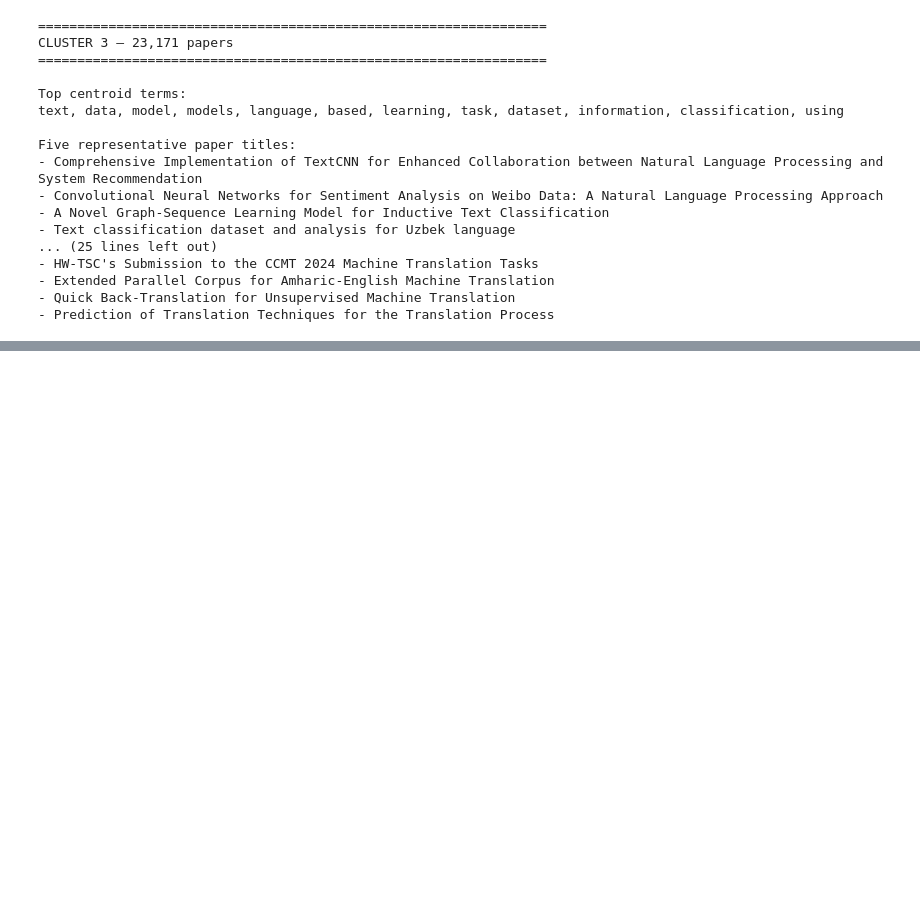
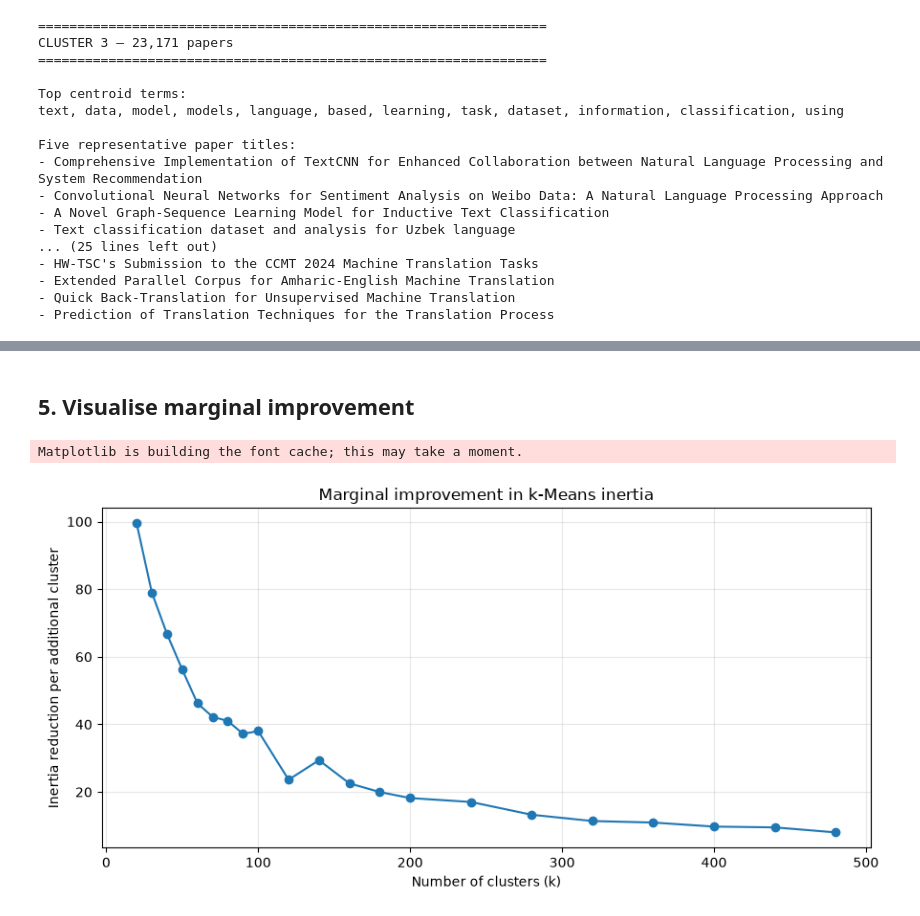
Before and after one commit to artyomturkoff/nlp-research-trends, a Jupyter notebook: 03_clustering.ipynb, the cells around one changed output, grey strips where cells are left out. Saved outputs shown, nothing was run; the diff lists cells and outputs as text; code cells hidden in the pictures; blank space fills up the shorter version.

```diff
--- a/03_clustering.ipynb
+++ b/03_clustering.ipynb
@@ -152,0 +267,31 @@ Five representative paper titles:
+# %% [markdown]
+## 5. Visualise marginal improvement
+# %%
+import matplotlib.pyplot as plt
+
+curve = comparison.sort_values("k").copy()
+
+curve["improvement_per_cluster"] = (
+    -curve["inertia"].diff() / curve["k"].diff()
+)
+
+fig, ax = plt.subplots(figsize=(9, 4.5))
+
+ax.plot(
+    curve["k"].iloc[1:],
+    curve["improvement_per_cluster"].iloc[1:],
+    marker="o"
+)
+
+ax.set(
+    xlabel="Number of clusters (k)",
+    ylabel="Inertia reduction per additional cluster",
+    title="Marginal improvement in k-Means inertia"
+)
+
+ax.grid(alpha=0.3)
+plt.tight_layout()
+plt.show()
+# %% [output]
+Matplotlib is building the font cache; this may take a moment.
+[figure, added]
```
Also changed, not shown: parts of 5 cells of this notebook.
